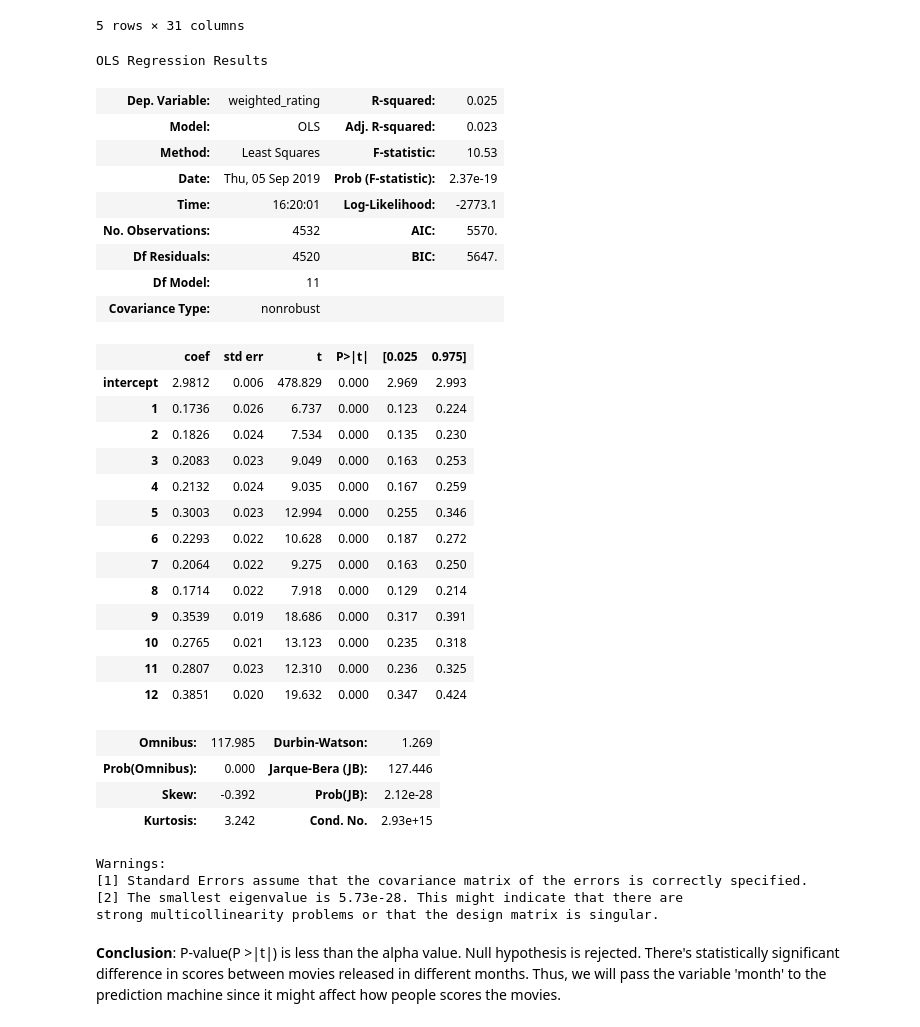
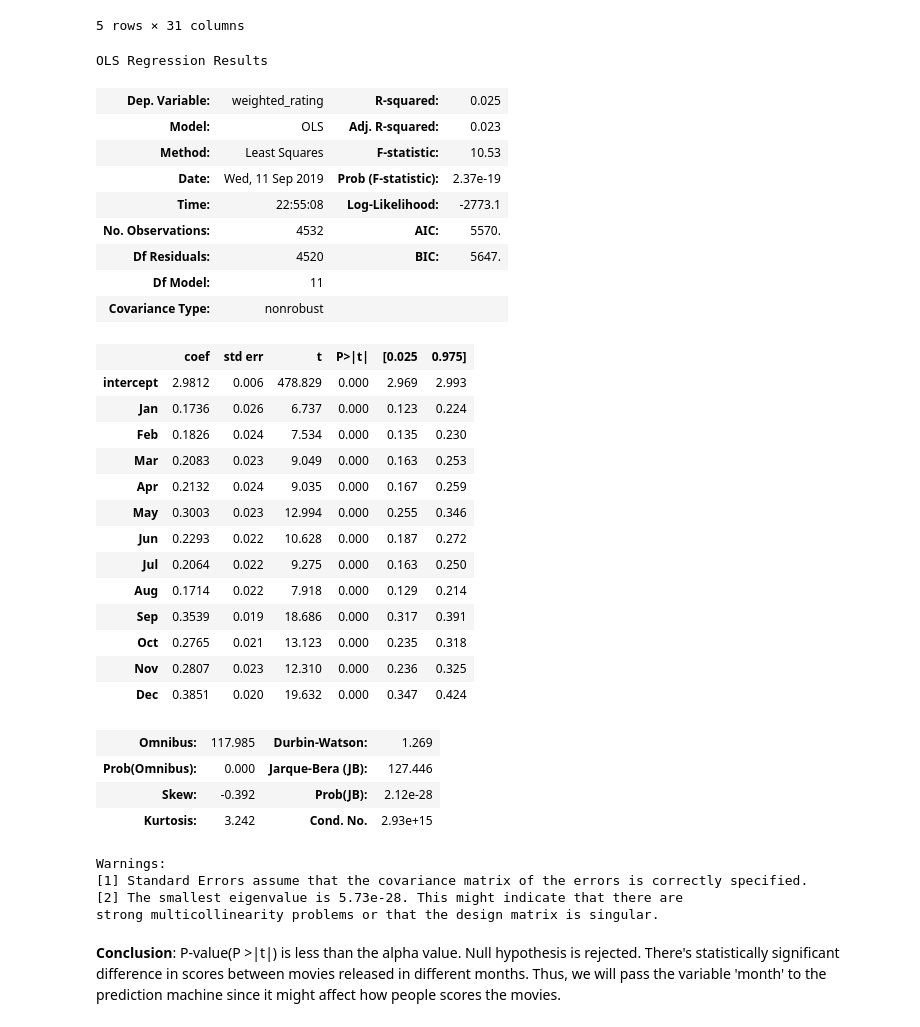
Before and after one commit to dorislin27/movie_rating_prediction, a Jupyter notebook: movie_rating_prediction.ipynb, the cells around one changed output. Cells and saved outputs as stored; diff of their text form; code cells hidden in the pictures.

```diff
--- a/movie_rating_prediction.ipynb
+++ b/movie_rating_prediction.ipynb
@@ -286,3 +259,0 @@ dtype('float64')
-# %%
-df = df[(df['budget'] != 0) & (df['revenue']!=0)]
-df.shape
@@ -311,3 +262,6 @@ memory usage: 637.3+ KB
+# %%
+# convert'budget' column from object to integer data type
+df['budget'] = df['budget'].astype('int64')
 # %% [markdown]
 ### Create New Variables
 # %%
@@ -335,10 +318,6 @@ df.drop(columns=['crew'], inplace = True)
 # extract the main production country
 df.production_countries = df.production_countries.fillna('[]').apply(literal_eval).apply(lambda x: [i['name'] for i in x] if isinstance(x, list) else [])
 df.production_countries = df.production_countries.apply(lambda x: "" if len(x) == 0 else x[0])
-# %%
-# convert keywords and only get the top 3 keywords
-df.keywords = df.keywords.apply(literal_eval).apply(lambda x: [i['name'] for i in x] if isinstance(x, list) else [])
-df.keywords = df.keywords.apply(lambda x: x[:3] if len(x) >=3 else x)
 # %%
 # convert genres and only get the top 3 genres
 df.genres = df.genres.apply(literal_eval).apply(lambda x: [i['name'] for i in x] if isinstance(x, list) else [])
@@ -883,10 +846,8 @@ We use hypothesis tests on 'month' and 'year', two similar variables related to
     - The significance level (α) is 0.05.
 # %%
 # dummy-encoding
-
-# change the number to string
 df_new = df
-df_new[[1,2,3,4,5,6,7,8,9,10,11,12]] = pd.get_dummies(df['month'])[[1,2,3,4,5,6,7,8,9,10,11,12]]
+df_new[['Jan','Feb','Mar','Apr','May','Jun','Jul','Aug','Sep','Oct','Nov','Dec']] = pd.get_dummies(df['month'])[[1,2,3,4,5,6,7,8,9,10,11,12]]
 df_new['intercept'] = 1
 df_new.head()
 # %% [output]
@@ -900,37 +861,37 @@ df_new.head()
 # %%
 # import module
 import statsmodels.api as sm
 
 # fit and summarize OLS model
-mod = sm.OLS(df_new['weighted_rating'], df_new[['intercept',1,2,3,4,5,6,7,8,9,10,11,12]])
+mod = sm.OLS(df_new['weighted_rating'], df_new[['intercept','Jan','Feb','Mar','Apr','May','Jun','Jul','Aug','Sep','Oct','Nov','Dec']])
 results = mod.fit()
 
 results.summary()
 # %% [output]
 OLS Regression Results
 | Dep. Variable: | weighted_rating | R-squared: | 0.025 |
 | Model: | OLS | Adj. R-squared: | 0.023 |
 | Method: | Least Squares | F-statistic: | 10.53 |
-| Date: | Thu, 05 Sep 2019 | Prob (F-statistic): | 2.37e-19 |
-| Time: | 16:20:01 | Log-Likelihood: | -2773.1 |
+| Date: | Wed, 11 Sep 2019 | Prob (F-statistic): | 2.37e-19 |
+| Time: | 22:55:08 | Log-Likelihood: | -2773.1 |
 | No. Observations: | 4532 | AIC: | 5570. |
 | Df Residuals: | 4520 | BIC: | 5647. |
 | Df Model: | 11 |  |  |
 | Covariance Type: | nonrobust |  |  |
 |  | coef | std err | t | P>|t| | [0.025 | 0.975] |
 | intercept | 2.9812 | 0.006 | 478.829 | 0.000 | 2.969 | 2.993 |
-| 1 | 0.1736 | 0.026 | 6.737 | 0.000 | 0.123 | 0.224 |
-| 2 | 0.1826 | 0.024 | 7.534 | 0.000 | 0.135 | 0.230 |
-| 3 | 0.2083 | 0.023 | 9.049 | 0.000 | 0.163 | 0.253 |
-| 4 | 0.2132 | 0.024 | 9.035 | 0.000 | 0.167 | 0.259 |
-| 5 | 0.3003 | 0.023 | 12.994 | 0.000 | 0.255 | 0.346 |
-| 6 | 0.2293 | 0.022 | 10.628 | 0.000 | 0.187 | 0.272 |
-| 7 | 0.2064 | 0.022 | 9.275 | 0.000 | 0.163 | 0.250 |
-| 8 | 0.1714 | 0.022 | 7.918 | 0.000 | 0.129 | 0.214 |
-| 9 | 0.3539 | 0.019 | 18.686 | 0.000 | 0.317 | 0.391 |
-| 10 | 0.2765 | 0.021 | 13.123 | 0.000 | 0.235 | 0.318 |
-| 11 | 0.2807 | 0.023 | 12.310 | 0.000 | 0.236 | 0.325 |
-| 12 | 0.3851 | 0.020 | 19.632 | 0.000 | 0.347 | 0.424 |
+| Jan | 0.1736 | 0.026 | 6.737 | 0.000 | 0.123 | 0.224 |
+| Feb | 0.1826 | 0.024 | 7.534 | 0.000 | 0.135 | 0.230 |
+| Mar | 0.2083 | 0.023 | 9.049 | 0.000 | 0.163 | 0.253 |
+| Apr | 0.2132 | 0.024 | 9.035 | 0.000 | 0.167 | 0.259 |
+| May | 0.3003 | 0.023 | 12.994 | 0.000 | 0.255 | 0.346 |
+| Jun | 0.2293 | 0.022 | 10.628 | 0.000 | 0.187 | 0.272 |
+| Jul | 0.2064 | 0.022 | 9.275 | 0.000 | 0.163 | 0.250 |
+| Aug | 0.1714 | 0.022 | 7.918 | 0.000 | 0.129 | 0.214 |
+| Sep | 0.3539 | 0.019 | 18.686 | 0.000 | 0.317 | 0.391 |
+| Oct | 0.2765 | 0.021 | 13.123 | 0.000 | 0.235 | 0.318 |
+| Nov | 0.2807 | 0.023 | 12.310 | 0.000 | 0.236 | 0.325 |
+| Dec | 0.3851 | 0.020 | 19.632 | 0.000 | 0.347 | 0.424 |
 | Omnibus: | 117.985 | Durbin-Watson: | 1.269 |
 | Prob(Omnibus): | 0.000 | Jarque-Bera (JB): | 127.446 |
 | Skew: | -0.392 | Prob(JB): | 2.12e-28 |
```
Also changed, not shown: parts of 131 cells of this notebook.
